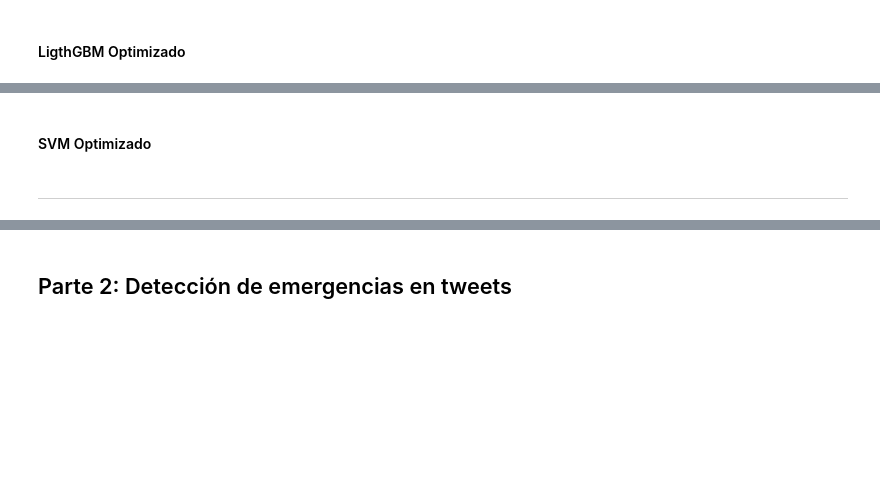
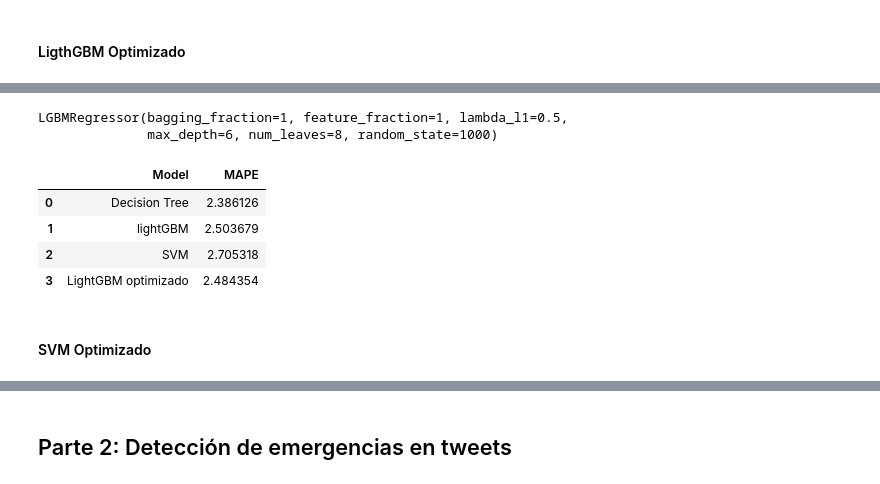
Before and after one commit to jgilaberts/Prueba-Github, a Jupyter notebook: Practica Final_Javier Gilabert_GitHub.ipynb, the cells around one changed output, grey strips where cells are left out. Saved outputs shown, nothing was run; the diff lists cells and outputs as text; code cells hidden in the pictures; blank space fills up the shorter version.

```diff
--- a/Practica Final_Javier Gilabert_GitHub.ipynb
+++ b/Practica Final_Javier Gilabert_GitHub.ipynb
@@ -305,10 +333,18 @@ clf.fit(X_train, y_train)
 # %%
 clf.best_estimator_
-clf.cv_results_
+# %% [output]
+LGBMRegressor(bagging_fraction=1, feature_fraction=1, lambda_l1=0.5,
+              max_depth=6, num_leaves=8, random_state=1000)
 # %%
 mape_4  = mean_absolute_percentage_error(y_test, clf.predict(X_test))
-summary_df = summary_df.append({'Model':'SVM', 'MAPE':mape_4}, ignore_index=True)
+summary_df = summary_df.append({'Model':'LightGBM optimizado', 'MAPE':mape_4}, ignore_index=True)
 summary_df
+# %% [output]
+|  | Model | MAPE |
+| 0 | Decision Tree | 2.386126 |
+| 1 | lightGBM | 2.503679 |
+| 2 | SVM | 2.705318 |
+| 3 | LightGBM optimizado | 2.484354 |
 # %% [markdown]
 #### SVM Optimizado
 # %%
@@ -326,4 +363,2 @@ mape_5  = mean_absolute_percentage_error(y_test, grid_search_svm.predict(X_test)
 summary_df = summary_df.append({'Model':'SVM', 'MAPE':mape_5}, ignore_index=True)
 summary_df
-# %% [markdown]
-***
```
Also changed, not shown: parts of 10 cells of this notebook.
